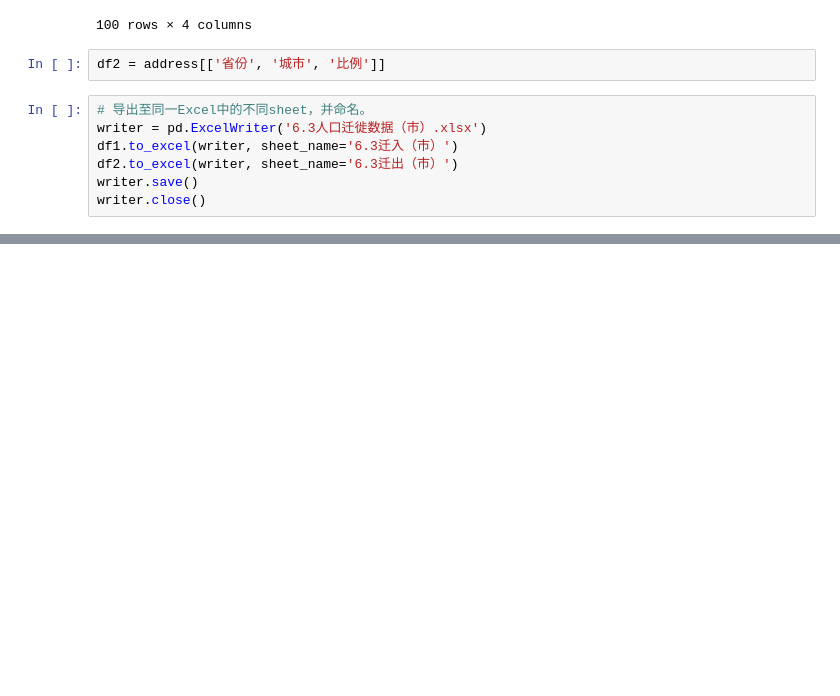
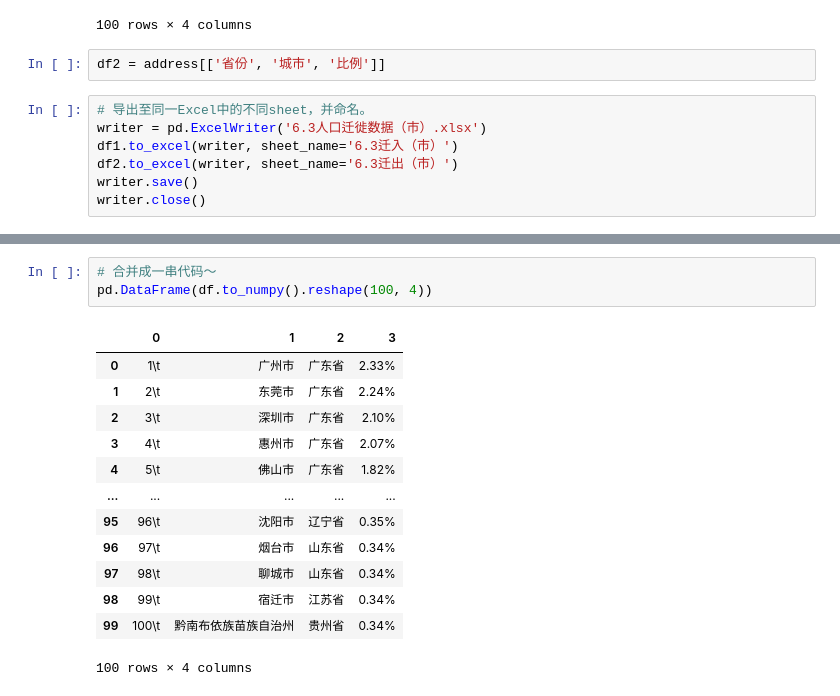
Before and after one commit to jackkkchen/Pandas-Migration-Map, a Jupyter notebook: 6.3City .ipynb, the cells around one changed output, grey strips where cells are left out. Saved outputs shown, nothing was run; the diff lists cells and outputs as text; blank space fills up the shorter version.

```diff
--- a/6.3City .ipynb
+++ b/6.3City .ipynb
@@ -173,0 +238,17 @@ pd.read_table('6.3迁入.txt')
+# %%
+# 合并成一串代码～
+pd.DataFrame(df.to_numpy().reshape(100, 4))
+# %% [output]
+|  | 0 | 1 | 2 | 3 |
+| 0 | 1\t | 广州市 | 广东省 | 2.33% |
+| 1 | 2\t | 东莞市 | 广东省 | 2.24% |
+| 2 | 3\t | 深圳市 | 广东省 | 2.10% |
+| 3 | 4\t | 惠州市 | 广东省 | 2.07% |
+| 4 | 5\t | 佛山市 | 广东省 | 1.82% |
+| ... | ... | ... | ... | ... |
+| 95 | 96\t | 沈阳市 | 辽宁省 | 0.35% |
+| 96 | 97\t | 烟台市 | 山东省 | 0.34% |
+| 97 | 98\t | 聊城市 | 山东省 | 0.34% |
+| 98 | 99\t | 宿迁市 | 江苏省 | 0.34% |
+| 99 | 100\t | 黔南布依族苗族自治州 | 贵州省 | 0.34% |
+100 rows × 4 columns
```
Also changed, not shown: parts of 7 cells of this notebook.
